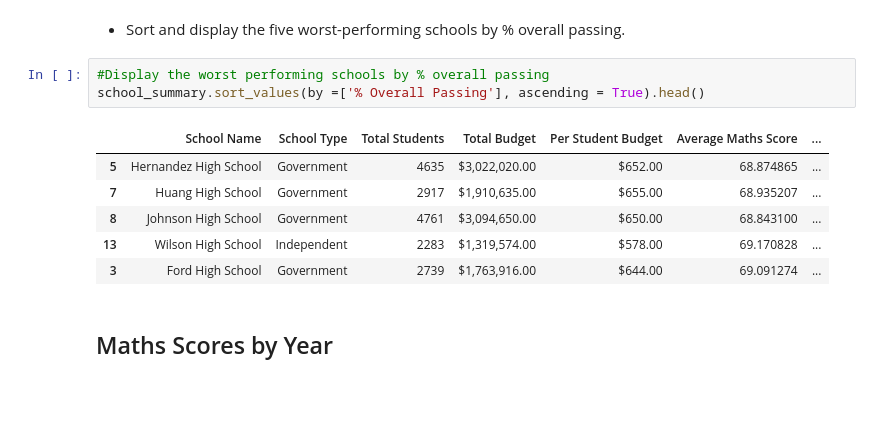
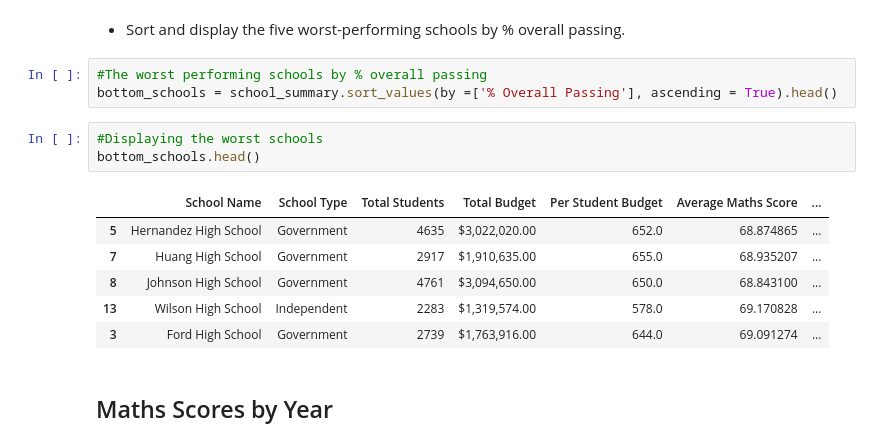
Before and after one commit to PeterTramm/pandas-challenge, a Jupyter notebook: Starter_Code/PyCitySchools/PyCitySchools_starter.ipynb, the cells around one changed output. Saved outputs shown, nothing was run; the diff lists cells and outputs as text; blank space fills up the shorter version.

```diff
--- a/Starter_Code/PyCitySchools/PyCitySchools_starter.ipynb
+++ b/Starter_Code/PyCitySchools/PyCitySchools_starter.ipynb
@@ -268,15 +287,18 @@ school_summary.sort_values(by =['% Overall Passing'], ascending = False).head()
 # %% [markdown]
 * Sort and display the five worst-performing schools by % overall passing.
 # %%
-#Display the worst performing schools by % overall passing
-school_summary.sort_values(by =['% Overall Passing'], ascending = True).head()
+#The worst performing schools by % overall passing
+bottom_schools = school_summary.sort_values(by =['% Overall Passing'], ascending = True).head()
-# %% [output]
-|  | School Name | School Type | Total Students | Total Budget | Per Student Budget | Average Maths Score | ... |
-| 5 | Hernandez High School | Government | 4635 | $3,022,020.00 | $652.00 | 68.874865 | ... |
-| 7 | Huang High School | Government | 2917 | $1,910,635.00 | $655.00 | 68.935207 | ... |
-| 8 | Johnson High School | Government | 4761 | $3,094,650.00 | $650.00 | 68.843100 | ... |
-| 13 | Wilson High School | Independent | 2283 | $1,319,574.00 | $578.00 | 69.170828 | ... |
-| 3 | Ford High School | Government | 2739 | $1,763,916.00 | $644.00 | 69.091274 | ... |
+# %%
+#Displaying the worst schools
+bottom_schools.head()
+# %% [output]
+|  | School Name | School Type | Total Students | Total Budget | Per Student Budget | Average Maths Score | ... |
+| 5 | Hernandez High School | Government | 4635 | $3,022,020.00 | 652.0 | 68.874865 | ... |
+| 7 | Huang High School | Government | 2917 | $1,910,635.00 | 655.0 | 68.935207 | ... |
+| 8 | Johnson High School | Government | 4761 | $3,094,650.00 | 650.0 | 68.843100 | ... |
+| 13 | Wilson High School | Independent | 2283 | $1,319,574.00 | 578.0 | 69.170828 | ... |
+| 3 | Ford High School | Government | 2739 | $1,763,916.00 | 644.0 | 69.091274 | ... |
 # %% [markdown]
 ## Maths Scores by Year
 # %% [markdown]
```
Also changed, not shown: parts of 19 cells of this notebook.
